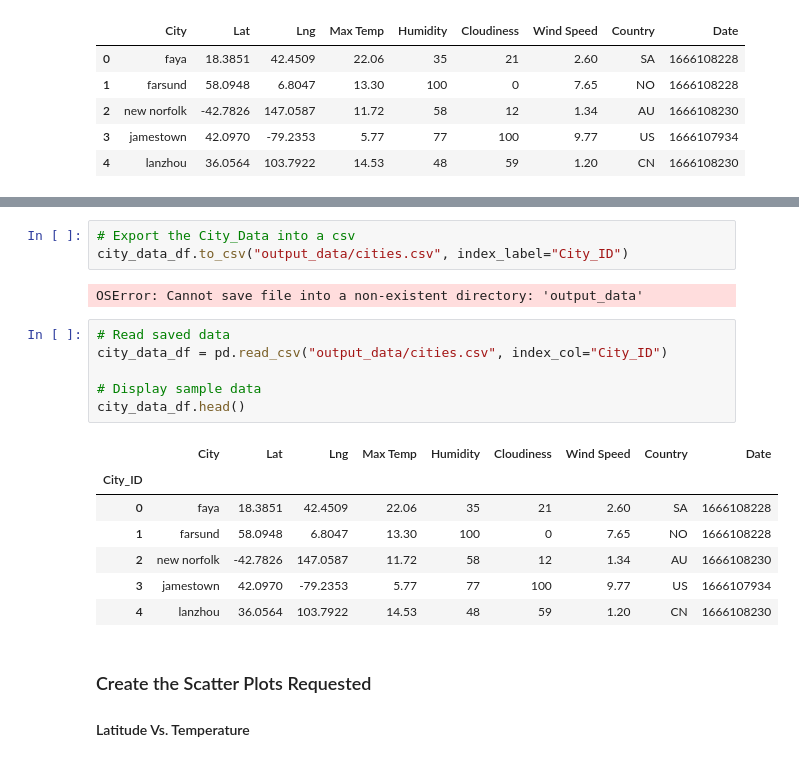
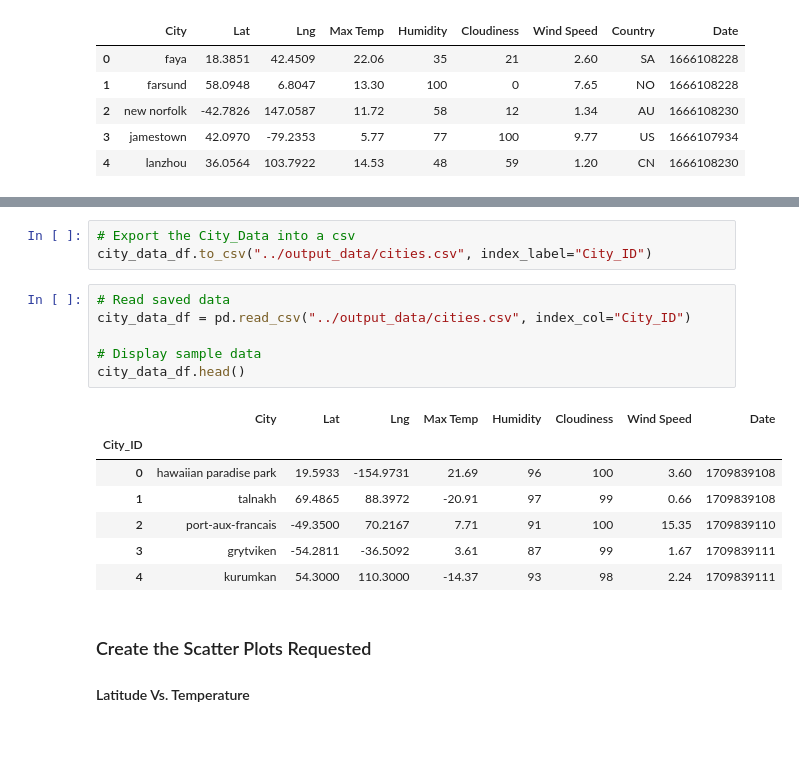
Before and after one commit to maxpopper/python-api-challenge, a Jupyter notebook: Starter_Code/starter_code/WeatherPy.ipynb, the cells around one changed output, grey strips where cells are left out. Saved outputs shown, nothing was run; the diff lists cells and outputs as text.

```diff
--- a/Starter_Code/starter_code/WeatherPy.ipynb
+++ b/Starter_Code/starter_code/WeatherPy.ipynb
@@ -287,22 +287,20 @@ city_data_df.head()
 # %%
 # Export the City_Data into a csv
-city_data_df.to_csv("output_data/cities.csv", index_label="City_ID")
+city_data_df.to_csv("../output_data/cities.csv", index_label="City_ID")
-# %% [output]
-OSError: Cannot save file into a non-existent directory: 'output_data'
 # %%
 # Read saved data
-city_data_df = pd.read_csv("output_data/cities.csv", index_col="City_ID")
+city_data_df = pd.read_csv("../output_data/cities.csv", index_col="City_ID")
 
 # Display sample data
 city_data_df.head()
 # %% [output]
-|  | City | Lat | Lng | Max Temp | Humidity | Cloudiness | Wind Speed | Country | Date |
-| City_ID |  |  |  |  |  |  |  |  |  |
-| 0 | faya | 18.3851 | 42.4509 | 22.06 | 35 | 21 | 2.60 | SA | 1666108228 |
-| 1 | farsund | 58.0948 | 6.8047 | 13.30 | 100 | 0 | 7.65 | NO | 1666108228 |
-| 2 | new norfolk | -42.7826 | 147.0587 | 11.72 | 58 | 12 | 1.34 | AU | 1666108230 |
-| 3 | jamestown | 42.0970 | -79.2353 | 5.77 | 77 | 100 | 9.77 | US | 1666107934 |
-| 4 | lanzhou | 36.0564 | 103.7922 | 14.53 | 48 | 59 | 1.20 | CN | 1666108230 |
+|  | City | Lat | Lng | Max Temp | Humidity | Cloudiness | Wind Speed | Date |
+| City_ID |  |  |  |  |  |  |  |  |
+| 0 | hawaiian paradise park | 19.5933 | -154.9731 | 21.69 | 96 | 100 | 3.60 | 1709839108 |
+| 1 | talnakh | 69.4865 | 88.3972 | -20.91 | 97 | 99 | 0.66 | 1709839108 |
+| 2 | port-aux-francais | -49.3500 | 70.2167 | 7.71 | 91 | 100 | 15.35 | 1709839110 |
+| 3 | grytviken | -54.2811 | -36.5092 | 3.61 | 87 | 99 | 1.67 | 1709839111 |
+| 4 | kurumkan | 54.3000 | 110.3000 | -14.37 | 93 | 98 | 2.24 | 1709839111 |
 # %% [markdown]
 ### Create the Scatter Plots Requested
 
```
Also changed, not shown: parts of 6 cells of this notebook, 5 other files.
